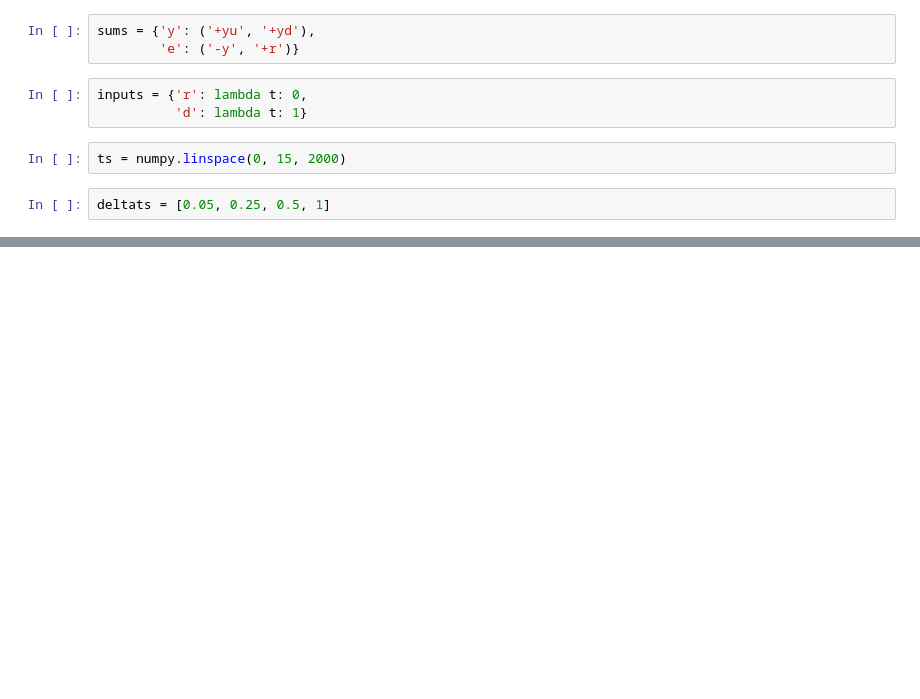
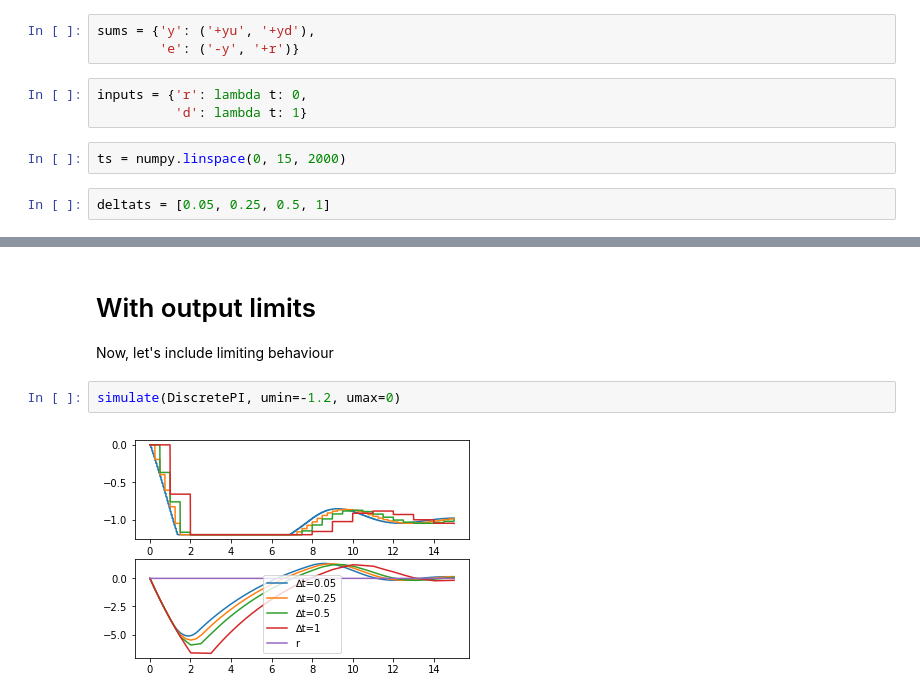
Before and after one commit to alchemyst/Dynamics-and-Control, a Jupyter notebook: 2_Control/6_Discrete_control_and_analysis/Discrete PI.ipynb, the cells around one changed output, grey strips where cells are left out. Drawn from its saved outputs; the diff is of its cells as text; blank space fills up the shorter version.

```diff
--- a/2_Control/6_Discrete_control_and_analysis/Discrete PI.ipynb
+++ b/2_Control/6_Discrete_control_and_analysis/Discrete PI.ipynb
@@ -97,0 +117,7 @@ plt.legend()
+# %% [markdown]
+# With output limits
+Now, let's include limiting behaviour
+# %%
+simulate(DiscretePI, umin=-1.2, umax=0)
+# %% [output]
+[figure, added]
```
Also changed, not shown: parts of 18 cells of this notebook.
